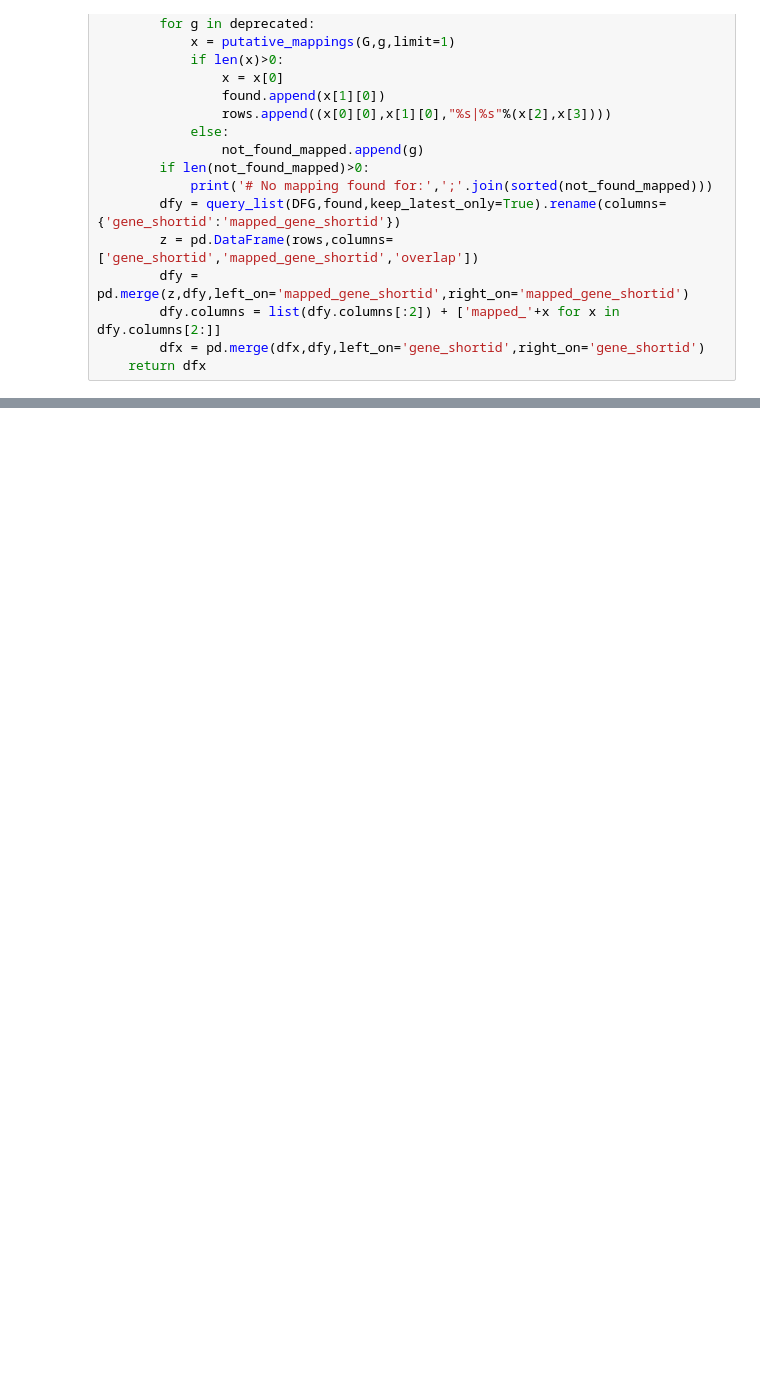
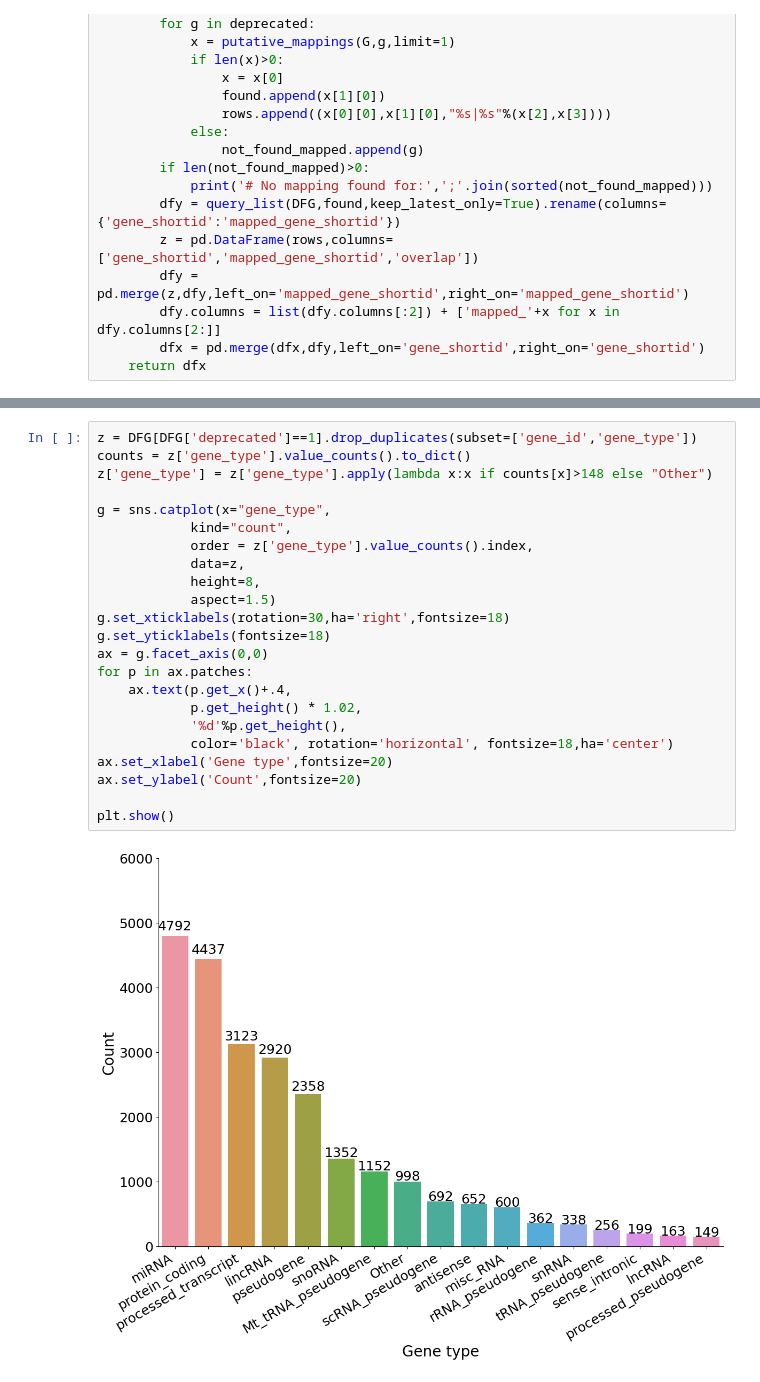
Before and after one commit to HugoGuillen/genehtracker, a Jupyter notebook: dev_v2.ipynb, the cells around one changed output, grey strips where cells are left out. Cells and saved outputs as stored; diff of their text form; blank space fills up the shorter version.

```diff
--- a/dev_v2.ipynb
+++ b/dev_v2.ipynb
@@ -901,0 +915,25 @@ pd.DataFrame(gene_list,columns='gene_shortid')
+# %%
+z = DFG[DFG['deprecated']==1].drop_duplicates(subset=['gene_id','gene_type'])
+counts = z['gene_type'].value_counts().to_dict()
+z['gene_type'] = z['gene_type'].apply(lambda x:x if counts[x]>148 else "Other")
+
+g = sns.catplot(x="gene_type",
+            kind="count",
+            order = z['gene_type'].value_counts().index,
+            data=z,
+            height=8,
+            aspect=1.5)
+g.set_xticklabels(rotation=30,ha='right',fontsize=18)
+g.set_yticklabels(fontsize=18)
+ax = g.facet_axis(0,0)
+for p in ax.patches:
+    ax.text(p.get_x()+.4,
+            p.get_height() * 1.02,
+            '%d'%p.get_height(),
+            color='black', rotation='horizontal', fontsize=18,ha='center')
+ax.set_xlabel('Gene type',fontsize=20)
+ax.set_ylabel('Count',fontsize=20)
+
+plt.show()
+# %% [output]
+[figure, added]
```
Also changed, not shown: parts of 11 cells of this notebook, 1 other file.
